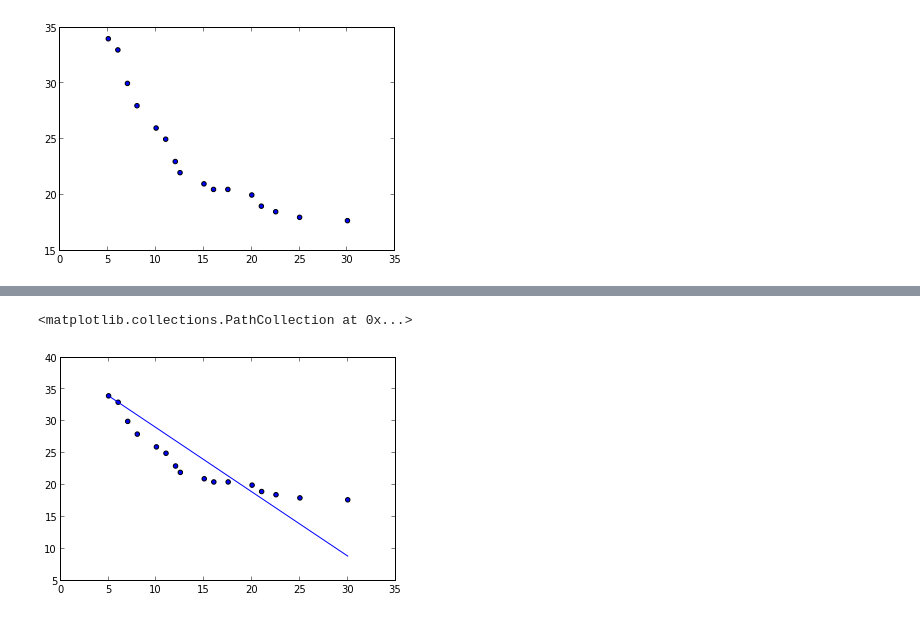
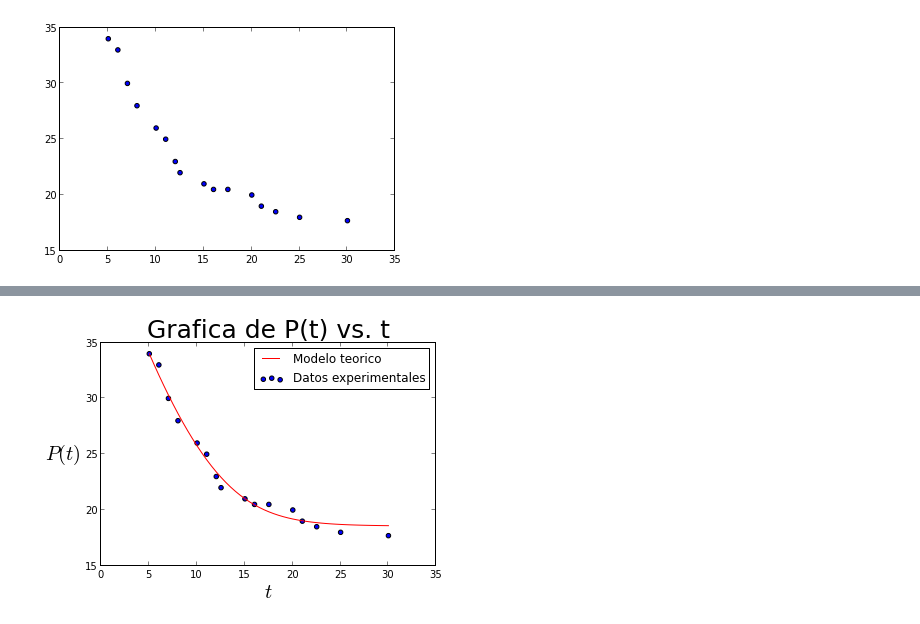
Before and after one commit to Nagudelo/HW_8, a Jupyter notebook: Avance.ipynb, the cells around one changed output, grey strips where cells are left out. Drawn from its saved outputs; the diff is of its cells as text; code cells hidden in the pictures.

```diff
--- a/Avance.ipynb
+++ b/Avance.ipynb
@@ -222,6 +226,11 @@ print (alfa_walk[argmin(chi2A)-j],beta_walk[argmin(chi2A)-j],km_1_walk[argmin(ch
-# %%
-plot(t,P)
-scatter(t_obs,p_obs)
-# %% [output]
-<matplotlib.collections.PathCollection at 0x...>
-[figure, removed]
+# %%
+plot(t,P,"r-",label="Modelo teorico")
+scatter(t_obs,p_obs,label="Datos experimentales")
+
+title("Grafica de P(t) vs. t",size=25)
+xlabel("$t$",size=20)
+ylabel("$P(t)$",size=20,rotation="horizontal" )
+legend()
+savefig("Grafica_P(t).jpg")
+# %% [output]
+[figure, added]
```
Also changed, not shown: parts of 15 cells of this notebook.
